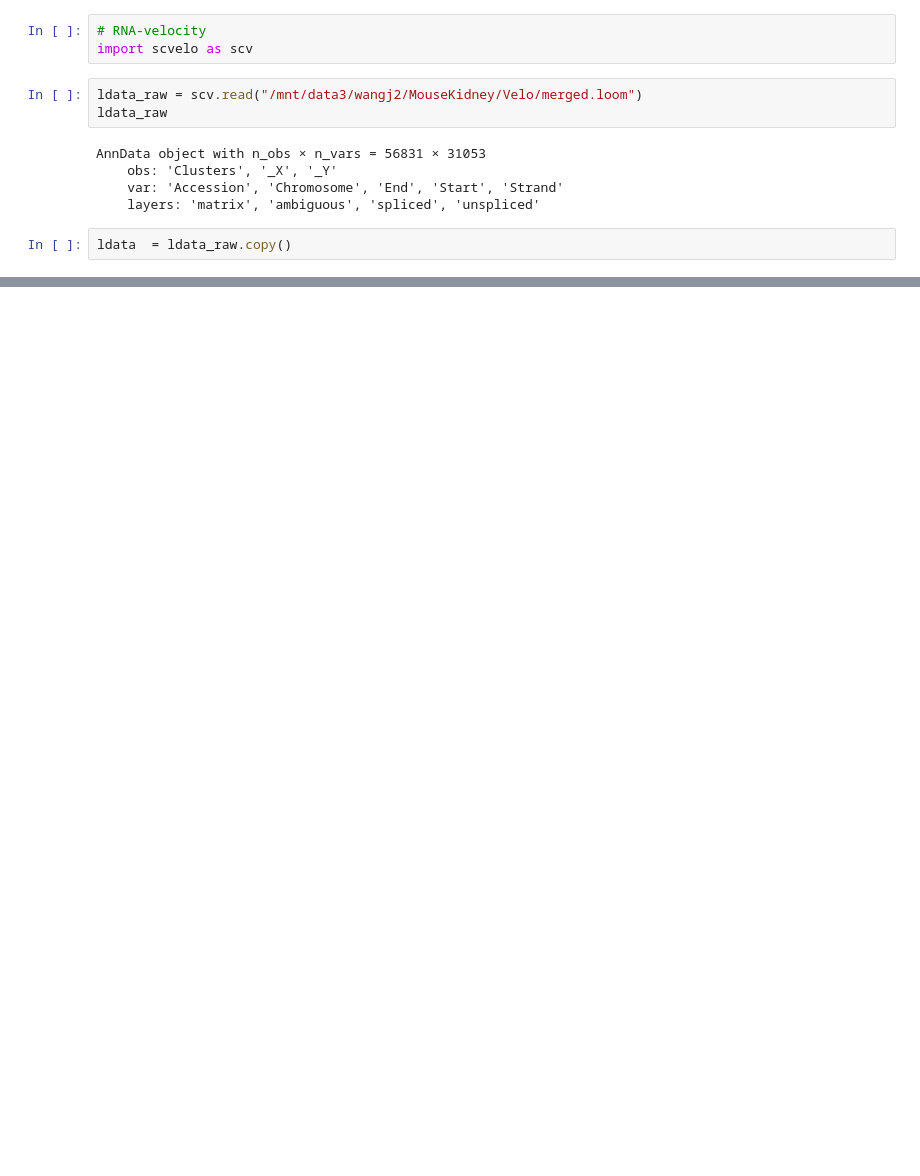
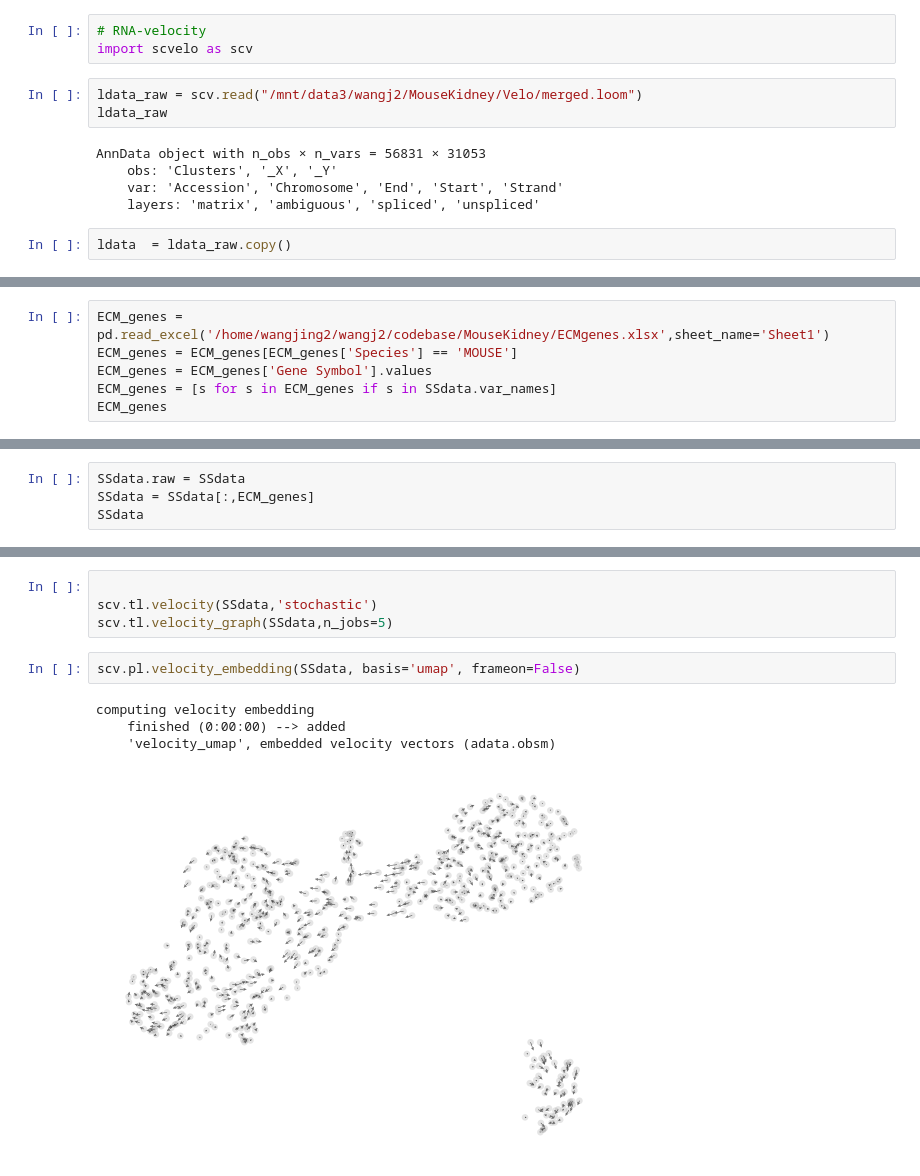
Before and after one commit to WJPina/MouseKidney, a Jupyter notebook: scVelo.ipynb, the cells around one changed output, grey strips where cells are left out. Cells and saved outputs as stored; diff of their text form; blank space fills up the shorter version.

```diff
--- a/scVelo.ipynb
+++ b/scVelo.ipynb
@@ -170,0 +134,6 @@ sc.pl.umap(SSdata,color=['louvain','ECM_UCell','Senescence_UCell'])
+# %%
+ECM_genes = pd.read_excel('/home/wangjing2/wangj2/codebase/MouseKidney/ECMgenes.xlsx',sheet_name='Sheet1')
+ECM_genes = ECM_genes[ECM_genes['Species'] == 'MOUSE']
+ECM_genes = ECM_genes['Gene Symbol'].values
+ECM_genes = [s for s in ECM_genes if s in SSdata.var_names]
+ECM_genes
@@ -170,0 +158,4 @@ sc.pl.umap(SSdata,color=['louvain','ECM_UCell','Senescence_UCell'])
+# %%
+SSdata.raw = SSdata
+SSdata = SSdata[:,ECM_genes]
+SSdata
@@ -170,0 +196,11 @@ sc.pl.umap(SSdata,color=['louvain','ECM_UCell','Senescence_UCell'])
+# %%
+
+scv.tl.velocity(SSdata,'stochastic')
+scv.tl.velocity_graph(SSdata,n_jobs=5)
+# %%
+scv.pl.velocity_embedding(SSdata, basis='umap', frameon=False)
+# %% [output]
+computing velocity embedding
+    finished (0:00:00) --> added
+    'velocity_umap', embedded velocity vectors (adata.obsm)
+[figure, added]
```
Also changed, not shown: parts of 35 cells of this notebook, 50 other files.
